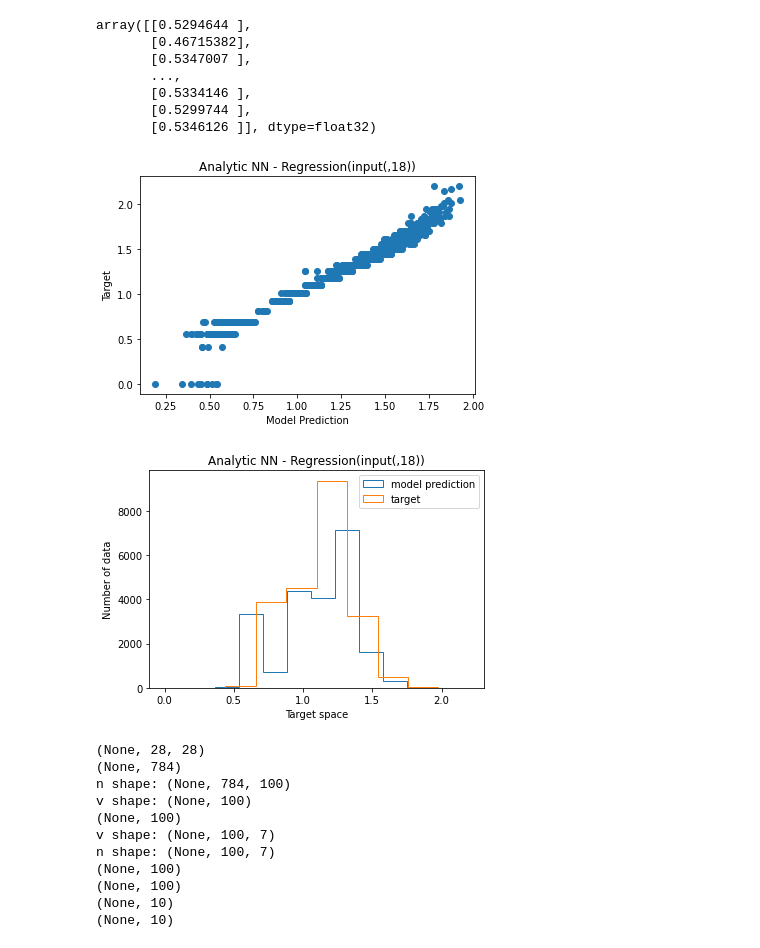
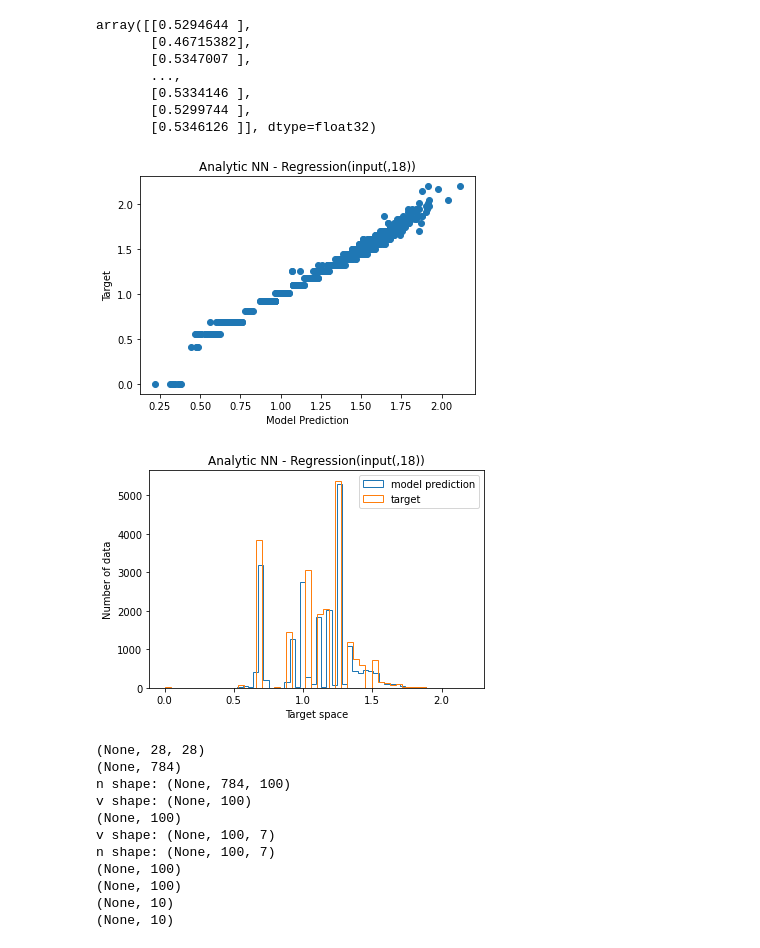
Before and after one commit to ja2006203966/Analytic-Neural-Networks, a Jupyter notebook: Analytic NN.ipynb, the cells around one changed output. Cells and saved outputs as stored; diff of their text form; code cells hidden in the pictures.

```diff
--- a/Analytic NN.ipynb
+++ b/Analytic NN.ipynb
@@ -647,6 +647,6 @@ x_rg = x_rg.astype(np.float32)
 y_rg = y_rg.astype(np.float32)
 # %%
 
-modelANN.fit(np.log(np.abs(x_rg)+1), np.log(np.abs(y_rg)+1), callbacks = callbacks, shuffle=True , epochs=30, batch_size=32, verbose=1)
+modelANN.fit(np.log(np.abs(x_rg)+1), np.log(np.abs(y_rg)+1), callbacks = callbacks, shuffle=True , epochs=20, batch_size=32, verbose=1)
 # modelANN.fit(np.log(np.abs(x_rg)+1), np.log(np.abs(y_rg)+1), epochs=10)
 # %% [output]
@@ -690,20 +690,22 @@ plt.xlabel("Model Prediction")
 plt.ylabel("Target")
 plt.scatter(y_pre,np.log(np.abs(y_rg)+1))
 # plt.xlim([0,2.5])
+plt.savefig("./plot/Regression_Scatter.png")
 plt.show()
 # %% [output]
-[figure, old version]
+[figure, new version]
 # %%
 plt.title("Analytic NN - Regression(input(,18))")
 plt.xlabel("Target space")
 plt.ylabel("Number of data")
-plt.hist(y_pre, histtype='step', label = "model prediction")
-plt.hist(np.log(np.abs(y_rg)+1), histtype='step',  label = "target")
+plt.hist(y_pre, histtype='step', label = "model prediction", bins = 50)
+plt.hist(np.log(np.abs(y_rg)+1), histtype='step',  label = "target", bins = 50)
 plt.legend()
+plt.savefig("./plot/Regression_Hist.png")
 # plt.xlim([0,2.5])
 plt.show()
 # %% [output]
-[figure, old version]
+[figure, new version]
 # %%
 modelANN.save
 # %%
```
Also changed, not shown: parts of 1 cell of this notebook, 6 other files.
